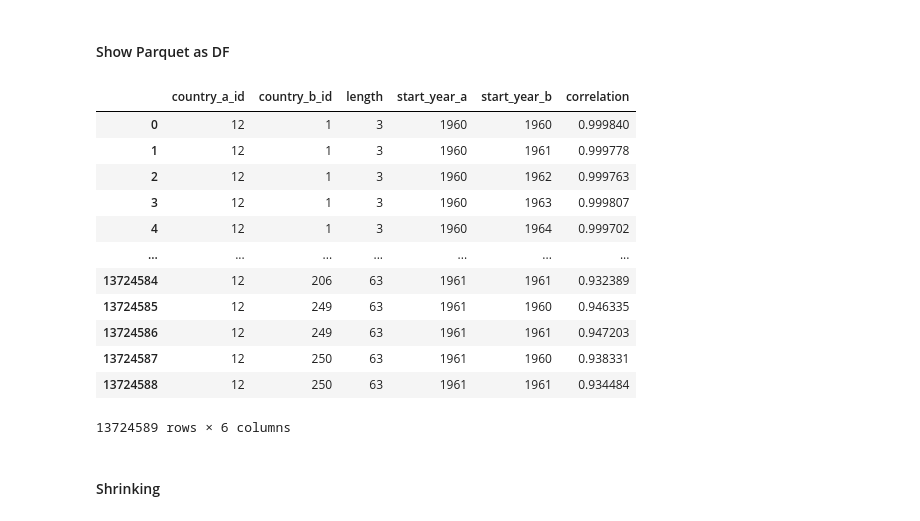
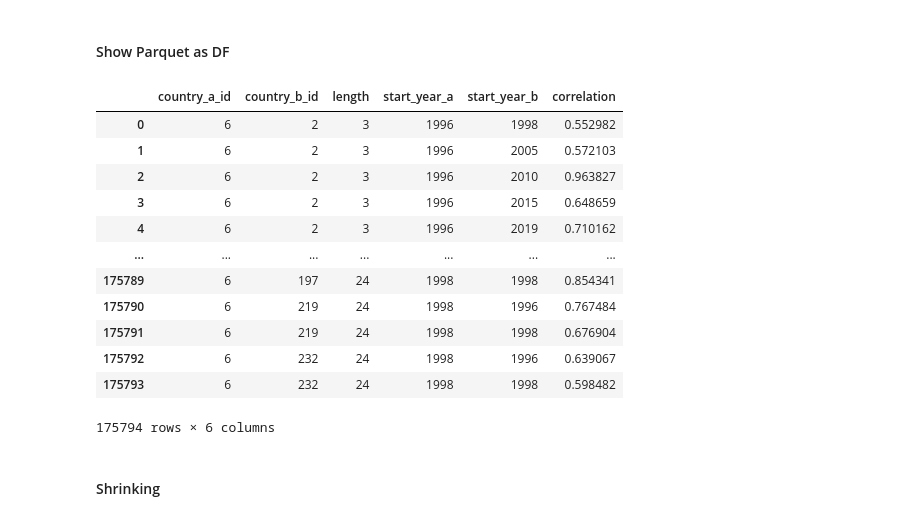
Before and after one commit to AminAlAit/qgi-4.0, a Jupyter notebook: notebooks/general.ipynb, the cells around one changed output. Cells and saved outputs as stored; diff of their text form; code cells hidden in the pictures.

Commit message:
fixated pipeline a bit to be able to find SCDIs from new indicators

```diff
--- a/notebooks/general.ipynb
+++ b/notebooks/general.ipynb
@@ -15,22 +100,22 @@ Requirement already satisfied: mysql-connector-python in /workspace/qgi\qgi-4.0\
 # %% [markdown]
 #### Show Parquet as DF
 # %%
-df = read_parquet_as_df(r"/workspace/qgi\qgi-4.0\data\patternizer_output\SP.POP.TOTL\Aruba.parquet")
+df = read_parquet_as_df(r"/workspace/qgi\qgi-4.0\data\scdi_finder_output\PV.EST\Angola.parquet")
 df
 # %% [output]
 |  | country_a_id | country_b_id | length | start_year_a | start_year_b | correlation |
-| 0 | 12 | 1 | 3 | 1960 | 1960 | 0.999840 |
-| 1 | 12 | 1 | 3 | 1960 | 1961 | 0.999778 |
-| 2 | 12 | 1 | 3 | 1960 | 1962 | 0.999763 |
-| 3 | 12 | 1 | 3 | 1960 | 1963 | 0.999807 |
-| 4 | 12 | 1 | 3 | 1960 | 1964 | 0.999702 |
+| 0 | 6 | 2 | 3 | 1996 | 1998 | 0.552982 |
+| 1 | 6 | 2 | 3 | 1996 | 2005 | 0.572103 |
+| 2 | 6 | 2 | 3 | 1996 | 2010 | 0.963827 |
+| 3 | 6 | 2 | 3 | 1996 | 2015 | 0.648659 |
+| 4 | 6 | 2 | 3 | 1996 | 2019 | 0.710162 |
 | ... | ... | ... | ... | ... | ... | ... |
-| 13724584 | 12 | 206 | 63 | 1961 | 1961 | 0.932389 |
-| 13724585 | 12 | 249 | 63 | 1961 | 1960 | 0.946335 |
-| 13724586 | 12 | 249 | 63 | 1961 | 1961 | 0.947203 |
-| 13724587 | 12 | 250 | 63 | 1961 | 1960 | 0.938331 |
-| 13724588 | 12 | 250 | 63 | 1961 | 1961 | 0.934484 |
+| 175789 | 6 | 197 | 24 | 1998 | 1998 | 0.854341 |
+| 175790 | 6 | 219 | 24 | 1998 | 1996 | 0.767484 |
+| 175791 | 6 | 219 | 24 | 1998 | 1998 | 0.676904 |
+| 175792 | 6 | 232 | 24 | 1998 | 1996 | 0.639067 |
+| 175793 | 6 | 232 | 24 | 1998 | 1998 | 0.598482 |
-13724589 rows × 6 columns
+175794 rows × 6 columns
 # %% [markdown]
 #### Shrinking
 # %%
```
Also changed, not shown: parts of 9 cells of this notebook, 17 other files.
